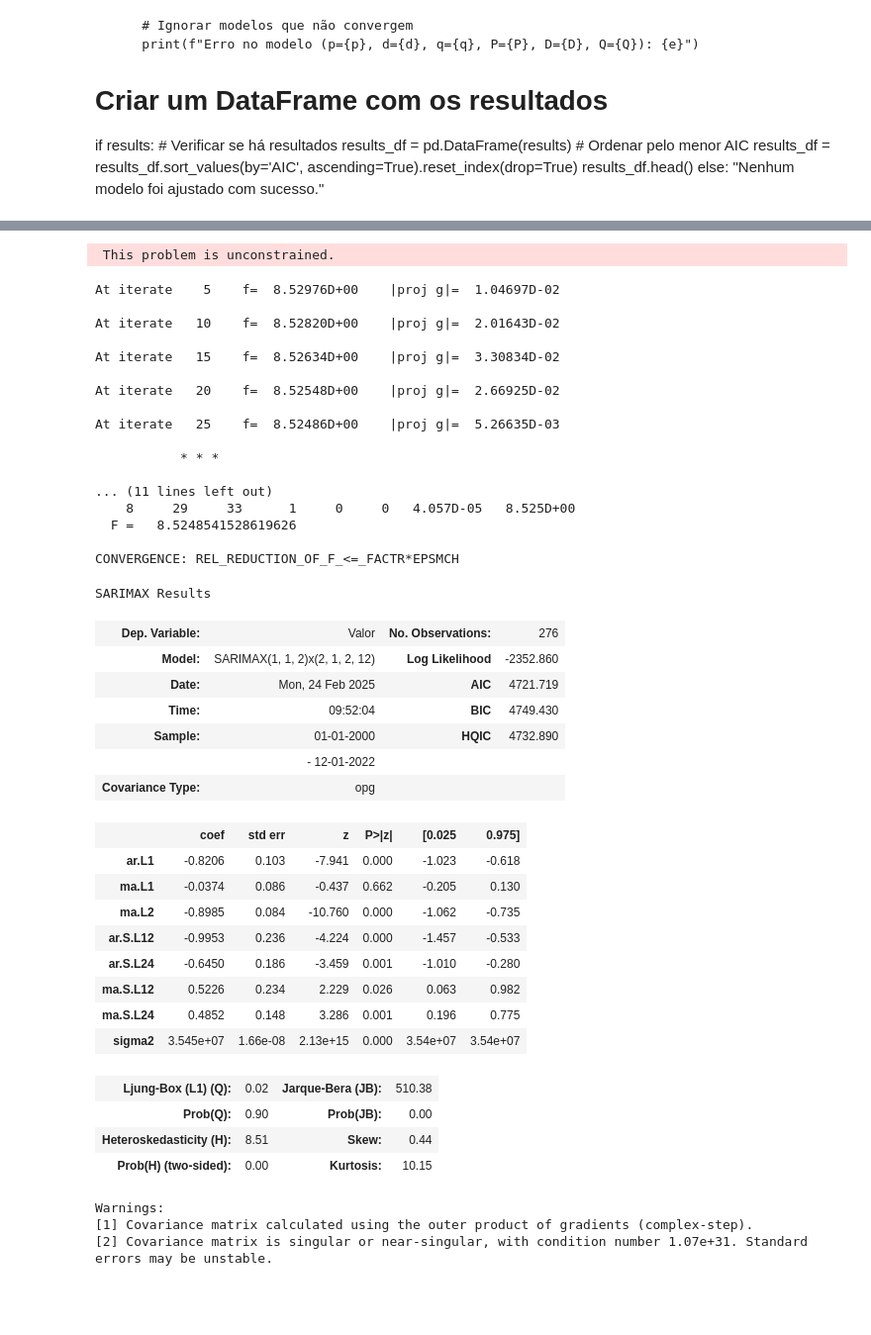
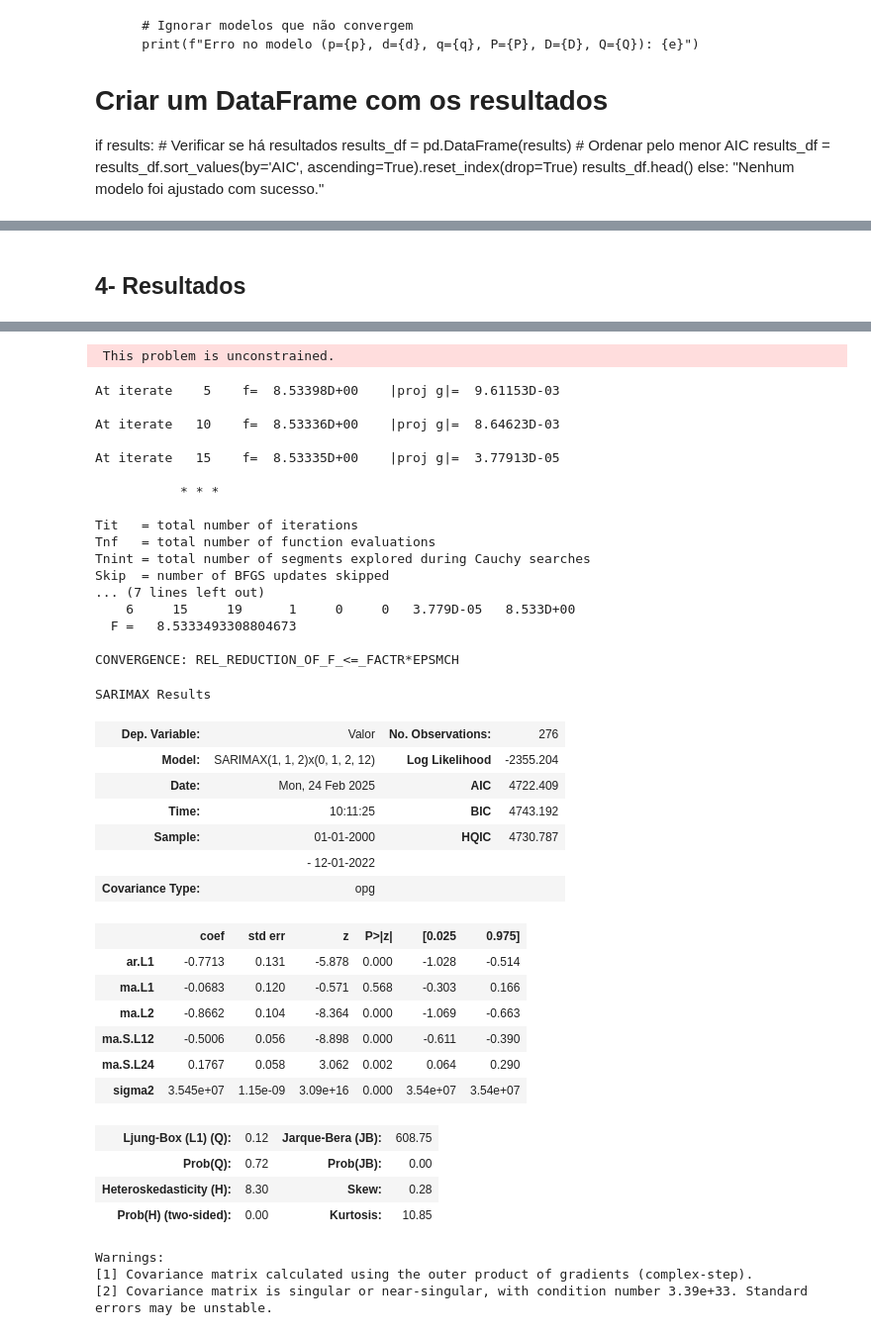
Before and after one commit to victordornelos/tcc_cap3, a Jupyter notebook: cap3.ipynb, the cells around one changed output, grey strips where cells are left out. Shown at 99% size. Cells and saved outputs as stored; diff of their text form; code cells hidden in the pictures; blank space fills up the shorter version.

```diff
--- a/cap3.ipynb
+++ b/cap3.ipynb
@@ -724,8 +709,10 @@ def rodar_sarimax(df_params, index):
 # Exemplo de uso:
 # resultado_modelo = rodar_sarimax(df, 0)
 # print(resultado_modelo.summary())
+# %% [markdown]
+## 4- Resultados
 # %%
-resultado_modelo = rodar_sarimax(results_df, 0)
+resultado_modelo = rodar_sarimax(results_df, 1)
 resultado_modelo.summary()
 # %% [output]
 RUNNING THE L-BFGS-B CODE
@@ -741,42 +728,40 @@ At iterate    0    f=  8.53986D+00    |proj g|=  1.27667D-01
  This problem is unconstrained.
-At iterate    5    f=  8.52976D+00    |proj g|=  1.04697D-02
+At iterate    5    f=  8.53398D+00    |proj g|=  9.61153D-03
 
-At iterate   10    f=  8.52820D+00    |proj g|=  2.01643D-02
+At iterate   10    f=  8.53336D+00    |proj g|=  8.64623D-03
 
-At iterate   15    f=  8.52634D+00    |proj g|=  3.30834D-02
-
-At iterate   20    f=  8.52548D+00    |proj g|=  2.66925D-02
-
-At iterate   25    f=  8.52486D+00    |proj g|=  5.26635D-03
+At iterate   15    f=  8.53335D+00    |proj g|=  3.77913D-05
 
            * * *
 
-... (11 lines left out)
-    8     29     33      1     0     0   4.057D-05   8.525D+00
-  F =   8.5248541528619626
+Tit   = total number of iterations
+Tnf   = total number of function evaluations
+Tnint = total number of segments explored during Cauchy searches
+Skip  = number of BFGS updates skipped
+... (7 lines left out)
+    6     15     19      1     0     0   3.779D-05   8.533D+00
+  F =   8.5333493308804673
 
 CONVERGENCE: REL_REDUCTION_OF_F_<=_FACTR*EPSMCH
 SARIMAX Results
 | Dep. Variable: | Valor | No. Observations: | 276 |
-| Model: | SARIMAX(1, 1, 2)x(2, 1, 2, 12) | Log Likelihood | -2352.860 |
-| Date: | Mon, 24 Feb 2025 | AIC | 4721.719 |
-| Time: | 09:52:04 | BIC | 4749.430 |
-| Sample: | 01-01-2000 | HQIC | 4732.890 |
+| Model: | SARIMAX(1, 1, 2)x(0, 1, 2, 12) | Log Likelihood | -2355.204 |
+| Date: | Mon, 24 Feb 2025 | AIC | 4722.409 |
+| Time: | 10:11:25 | BIC | 4743.192 |
+| Sample: | 01-01-2000 | HQIC | 4730.787 |
 |  | - 12-01-2022 |  |  |
 | Covariance Type: | opg |  |  |
 |  | coef | std err | z | P>|z| | [0.025 | 0.975] |
-| ar.L1 | -0.8206 | 0.103 | -7.941 | 0.000 | -1.023 | -0.618 |
-| ma.L1 | -0.0374 | 0.086 | -0.437 | 0.662 | -0.205 | 0.130 |
-| ma.L2 | -0.8985 | 0.084 | -10.760 | 0.000 | -1.062 | -0.735 |
-| ar.S.L12 | -0.9953 | 0.236 | -4.224 | 0.000 | -1.457 | -0.533 |
-| ar.S.L24 | -0.6450 | 0.186 | -3.459 | 0.001 | -1.010 | -0.280 |
-| ma.S.L12 | 0.5226 | 0.234 | 2.229 | 0.026 | 0.063 | 0.982 |
-| ma.S.L24 | 0.4852 | 0.148 | 3.286 | 0.001 | 0.196 | 0.775 |
-| sigma2 | 3.545e+07 | 1.66e-08 | 2.13e+15 | 0.000 | 3.54e+07 | 3.54e+07 |
+| ar.L1 | -0.7713 | 0.131 | -5.878 | 0.000 | -1.028 | -0.514 |
+| ma.L1 | -0.0683 | 0.120 | -0.571 | 0.568 | -0.303 | 0.166 |
+| ma.L2 | -0.8662 | 0.104 | -8.364 | 0.000 | -1.069 | -0.663 |
+| ma.S.L12 | -0.5006 | 0.056 | -8.898 | 0.000 | -0.611 | -0.390 |
+| ma.S.L24 | 0.1767 | 0.058 | 3.062 | 0.002 | 0.064 | 0.290 |
+| sigma2 | 3.545e+07 | 1.15e-09 | 3.09e+16 | 0.000 | 3.54e+07 | 3.54e+07 |
-| Ljung-Box (L1) (Q): | 0.02 | Jarque-Bera (JB): | 510.38 |
-| Prob(Q): | 0.90 | Prob(JB): | 0.00 |
-| Heteroskedasticity (H): | 8.51 | Skew: | 0.44 |
-| Prob(H) (two-sided): | 0.00 | Kurtosis: | 10.15 |
+| Ljung-Box (L1) (Q): | 0.12 | Jarque-Bera (JB): | 608.75 |
+| Prob(Q): | 0.72 | Prob(JB): | 0.00 |
+| Heteroskedasticity (H): | 8.30 | Skew: | 0.28 |
+| Prob(H) (two-sided): | 0.00 | Kurtosis: | 10.85 |
 Warnings:
 [1] Covariance matrix calculated using the outer product of gradients (complex-step).
-[2] Covariance matrix is singular or near-singular, with condition number 1.07e+31. Standard errors may be unstable.
+[2] Covariance matrix is singular or near-singular, with condition number 3.39e+33. Standard errors may be unstable.
```
Also changed, not shown: parts of 10 cells of this notebook.
